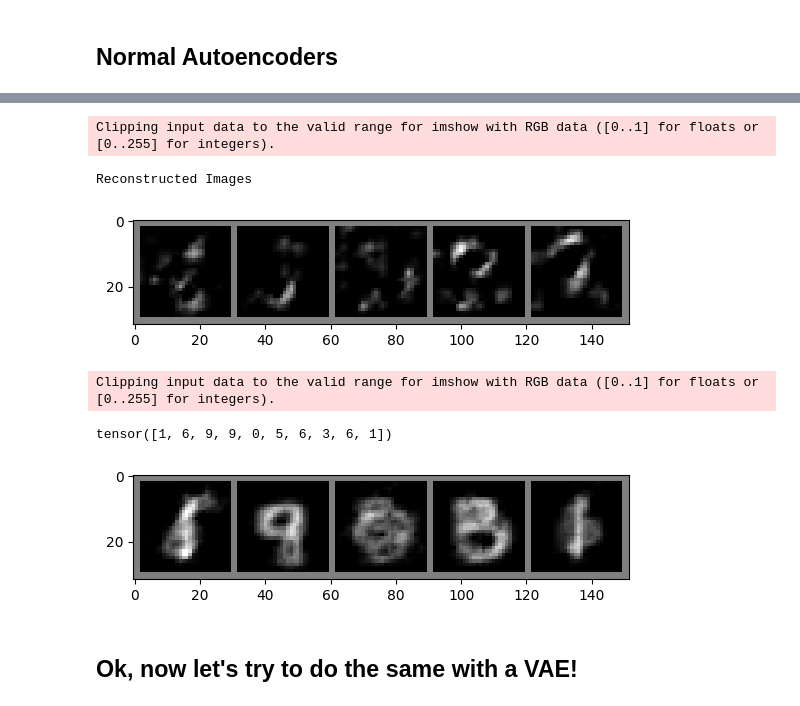
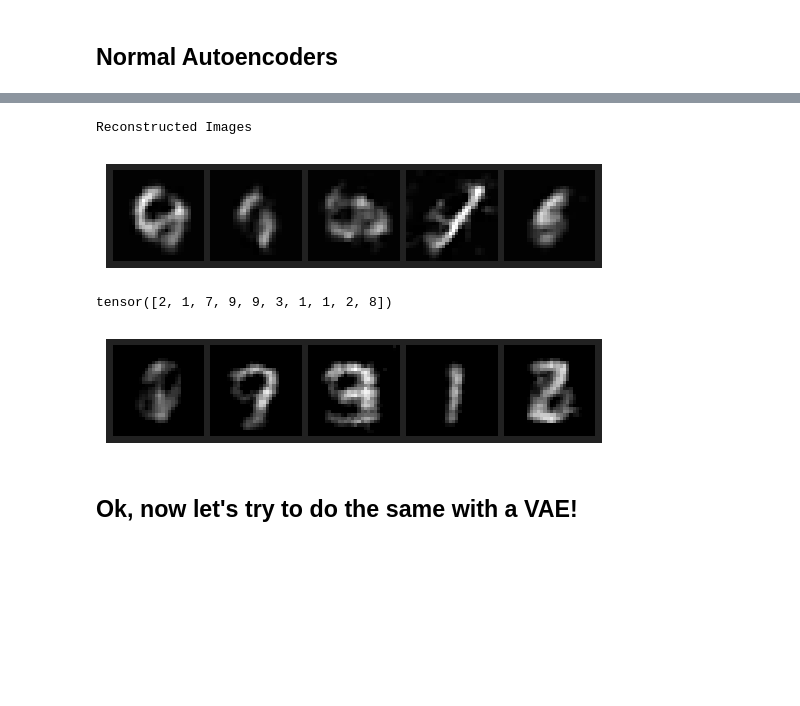
Before and after one commit to fcaretti/VAE_tutorial, a Jupyter notebook: VAE_intro.ipynb, the cells around one changed output, grey strips where cells are left out. Saved outputs shown, nothing was run; the diff lists cells and outputs as text; code cells hidden in the pictures; blank space fills up the shorter version.

```diff
--- a/VAE_intro.ipynb
+++ b/VAE_intro.ipynb
@@ -23,9 +23,9 @@ Variational Autoencoders are, in practice, the most common form of Black Box Var
 # %% [markdown]
 ## Normal Autoencoders
 # %%
-class ConvAutoencoder(nn.Module):
+class ConvAutoencoder_MNIST(nn.Module):
     def __init__(self):
-        super(ConvAutoencoder, self).__init__()
+        super(ConvAutoencoder_MNIST, self).__init__()
         # Encoder
         self.encoder = nn.Sequential(
             nn.Conv2d(1, 16, 3, stride=2, padding=1),  # Output: 16 x 14 x 14
@@ -49,15 +49,18 @@ class ConvAutoencoder(nn.Module):
         x = self.decoder(z)
         return x, z
 
-
-# Display some original and reconstructed images
-def imshow(img):
-    img = img / 2 + 0.5  # Unnormalize
-    npimg = img.numpy()
-    plt.imshow(np.transpose(npimg, (1, 2, 0)))
+#function to show mnist images, after they are imported with the following normalization
+def imshow_mnist(img):
+    mean = 0.1307
+    std = 0.3081
+    img = img.numpy()
+    img = std * img + mean
+    img = np.clip(img, 0, 1)
+    plt.imshow(np.transpose(img, (1, 2, 0)), cmap='gray')
+    plt.axis('off')
     plt.show()
 # %%
-transform = transforms.Compose([transforms.ToTensor(), transforms.Normalize((0.5,), (0.5,))])
+transform = transforms.Compose([transforms.ToTensor(), transforms.Normalize((0.1307,), (0.3081,))])
 
 train_dataset = torchvision.datasets.MNIST(root='./data', train=True, download=True, transform=transform)
 train_dataset = torch.utils.data.Subset(train_dataset, range(10000))
@@ -68,8 +71,8 @@ test_dataset = torch.utils.data.Subset(test_dataset, range(1000))
 test_loader = torch.utils.data.DataLoader(test_dataset, batch_size=64, shuffle=True)
 
 # Initialize the network and the optimizer
-AE = ConvAutoencoder().to(device)
-optimizer = torch.optim.SGD(AE.parameters(), lr=0.00001, momentum=0.9)
+AE_mnist = ConvAutoencoder_MNIST().to(device)
+optimizer = torch.optim.SGD(AE_mnist.parameters(), lr=0.00001, momentum=0.9)
 criterion = nn.MSELoss(reduction='sum')
 # %%
 # Train the Autoencoder
@@ -195,20 +189,19 @@ Reconstructed Images
 # %%
 #how to "sample" from the latent space?
 #generate random numbers from a normal distribution
 #feed them through the decoder
 
 latent_space_samples = torch.randn(5, 10)
-output = AE.decoder(latent_space_samples)
+output = AE_mnist.decoder(latent_space_samples)
 output = output.view(-1, 1, 28, 28)
 
 # Display reconstructed images
 print("Reconstructed Images")
-imshow(torchvision.utils.make_grid(output))
+imshow_mnist(torchvision.utils.make_grid(output))
 plt.show()
 # %% [output]
-Clipping input data to the valid range for imshow with RGB data ([0..1] for floats or [0..255] for integers).
+Reconstructed Images
-Reconstructed Images
-[figure, old version]
+[figure, new version]
 # %%
 #feed 10 images in the encoder and get the latent representations
 # Get a batch of test images
@@ -216,10 +209,10 @@ images, labels = next(iter(test_loader))
 original_images = images  # Save the original images for comparison
 
 print(labels[:10])
-AE.eval()  # Set the model to evaluation mode
+AE_mnist.eval()  # Set the model to evaluation mode
 with torch.no_grad():  # No need to track gradients
     images = images.view(images.size(0), 1, 28, 28)
-    reconstructed, latent = AE(images)
+    reconstructed, latent = AE_mnist(images)
     reconstructed = reconstructed.view(-1, 1, 28, 28)  # Reshape back to image format
     reconstructed = reconstructed[:10]
 
@@ -229,11 +222,10 @@ for i in range(0, len(reconstructed), 2):  # Step by 2
         mean_img = 0.5 * (reconstructed[i] + reconstructed[i+1])  # Calculate the mean
         pair_means.append(mean_img)
 
-imshow(torchvision.utils.make_grid(pair_means))
+imshow_mnist(torchvision.utils.make_grid(pair_means))
 # %% [output]
-Clipping input data to the valid range for imshow with RGB data ([0..1] for floats or [0..255] for integers).
+tensor([2, 1, 7, 9, 9, 3, 1, 1, 2, 8])
-tensor([1, 6, 9, 9, 0, 5, 6, 3, 6, 1])
-[figure, old version]
+[figure, new version]
 # %% [markdown]
 ## Ok, now let's try to do the same with a VAE!
 # %%
```
Also changed, not shown: parts of 24 cells of this notebook.
